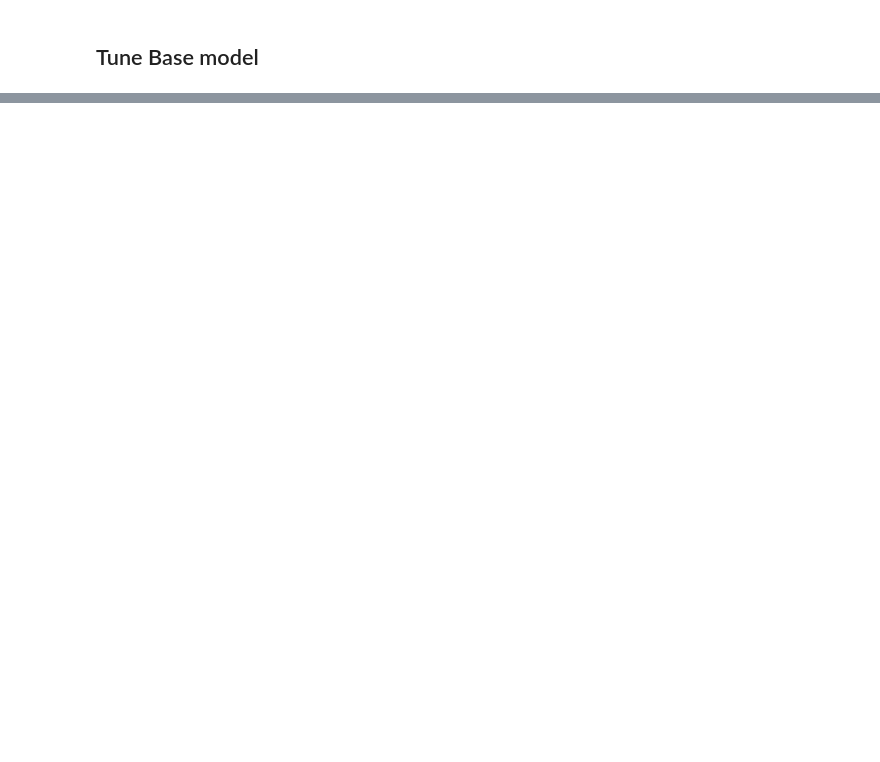
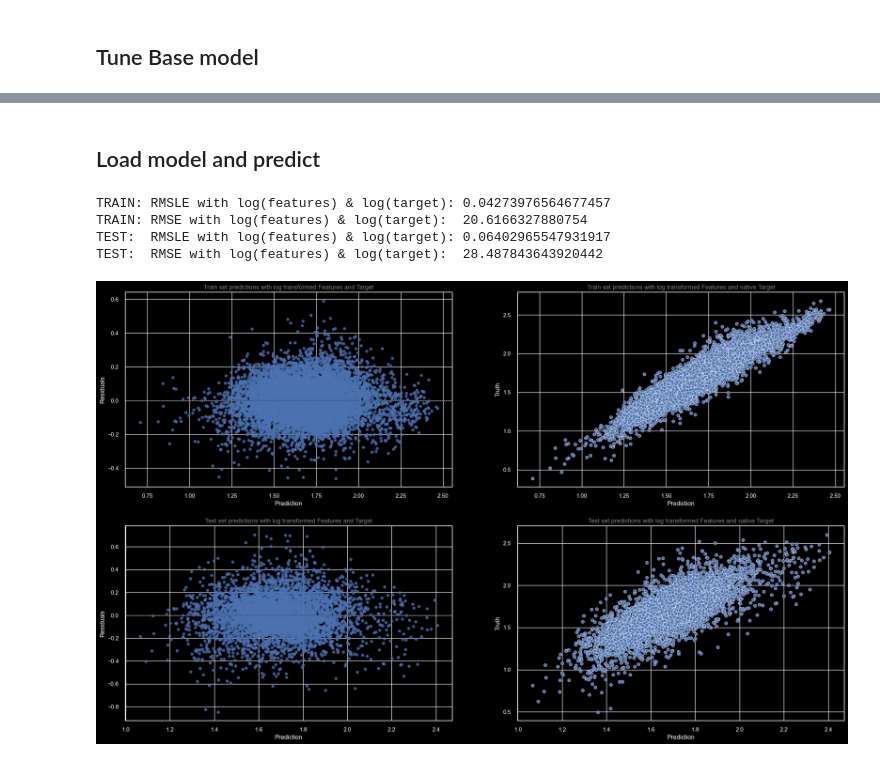
Before and after one commit to does-not-compile/AirQo-Ugandan-Air-Quality-Forecast-Challenge, a Jupyter notebook: notebooks/model_final.ipynb, the cells around one changed output, grey strips where cells are left out. Cells and saved outputs as stored; diff of their text form; code cells hidden in the pictures; blank space fills up the shorter version.

```diff
--- a/notebooks/model_final.ipynb
+++ b/notebooks/model_final.ipynb
@@ -191,3 +295,45 @@ RMSE with log(features) w/o hours as feature and log(target):  27.47301918535412
 # %%
-with open(f'../models/model_final_1.p', 'wb') as f:
+with open(f'../models/model_final_2.p', 'wb') as f:
     pickle.dump(final_model, f)
+# %% [markdown]
+## Load model and predict
+# %%
+with open('../models/model_final_2.p', 'rb') as f:
+    model = pickle.load(f)
+# %%
+y_train_pred_final = model.predict(X_train)
+y_test_pred_final = model.predict(X_test)
+# %%
+# print RMSE and RMSLE
+print(f"TRAIN: RMSLE with log(features) & log(target): {mean_squared_log_error(y_train, y_train_pred_final, squared=False)}")
+print(f"TRAIN: RMSE with log(features) & log(target):  {mean_squared_error(y_true=np.power(10, y_train), y_pred=np.power(10, y_train_pred_final), squared=False)}")
+print(f"TEST:  RMSLE with log(features) & log(target): {mean_squared_log_error(y_test, y_test_pred_final, squared=False)}")
+print(f"TEST:  RMSE with log(features) & log(target):  {mean_squared_error(y_true=np.power(10, y_test), y_pred=np.power(10, y_test_pred_final), squared=False)}")
+
+# plot residual distribution
+fig, ax = plt.subplots(2, 2, figsize=(25, 15))
+
+g1 = sns.residplot(x=y_train_pred_final, y=y_train, ax=ax[0][0])
+g2 = sns.scatterplot(x=y_train_pred_final, y=y_train, ax=ax[0][1])
+g3 = sns.residplot(x=y_test_pred_final, y=y_test, ax=ax[1][0])
+g4 = sns.scatterplot(x=y_test_pred_final, y=y_test, ax=ax[1][1])
+
+g1.set_title('Train set predictions with log transformed Features and Target')
+g2.set_title('Train set predictions with log transformed Features and native Target')
+g3.set_title('Test set predictions with log transformed Features and Target')
+g4.set_title('Test set predictions with log transformed Features and native Target')
+
+g1.set_ylabel('Residuals')
+g1.set_xlabel('Prediction')
+g2.set_ylabel('Truth')
+g2.set_xlabel('Prediction')
+g3.set_ylabel('Residuals')
+g3.set_xlabel('Prediction')
+g4.set_ylabel('Truth')
+g4.set_xlabel('Prediction');
+# %% [output]
+TRAIN: RMSLE with log(features) & log(target): 0.04273976564677457
+TRAIN: RMSE with log(features) & log(target):  20.6166327880754
+TEST:  RMSLE with log(features) & log(target): 0.06402965547931917
+TEST:  RMSE with log(features) & log(target):  28.487843643920442
+[figure, added]
```
Also changed, not shown: parts of 18 cells of this notebook, 6 other files.
